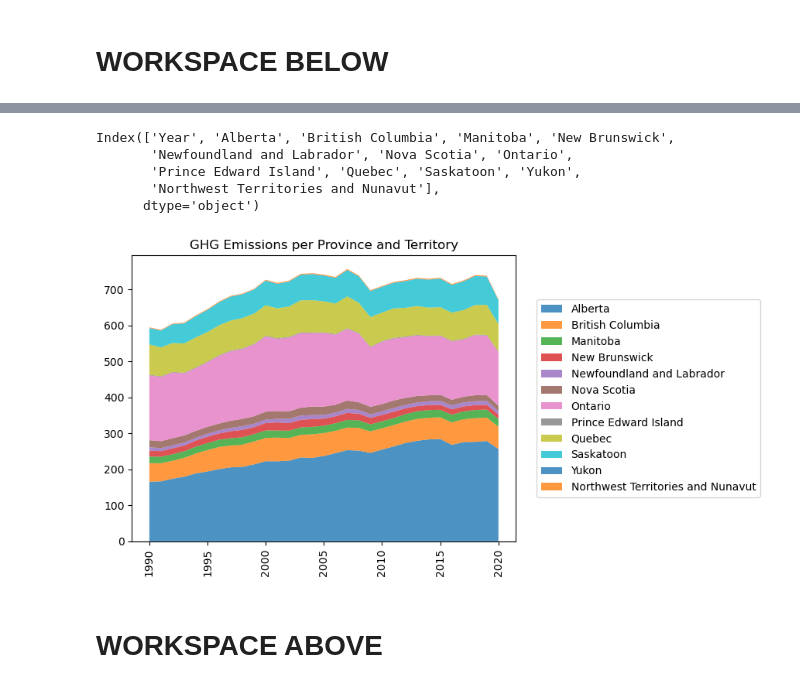
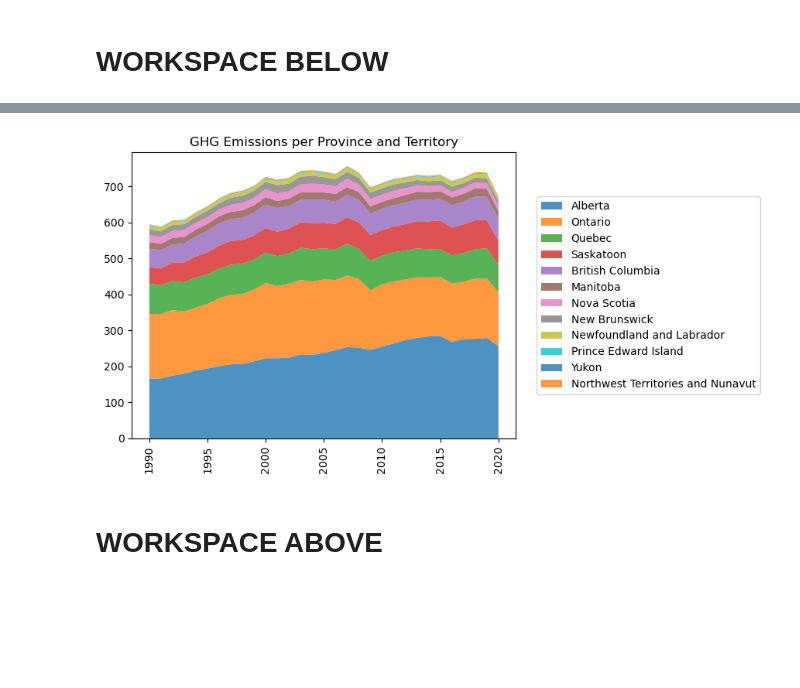
Before and after one commit to fabiomarcullo/Project_1_Climate_Action_Goals, a Jupyter notebook: Project_Sustainability_Data.ipynb, the cells around one changed output, grey strips where cells are left out. Cells and saved outputs as stored; diff of their text form; code cells hidden in the pictures; blank space fills up the shorter version.

```diff
--- a/Project_Sustainability_Data.ipynb
+++ b/Project_Sustainability_Data.ipynb
@@ -420,30 +420,45 @@ qc_ghg1 = qc_ghg.drop(columns = ['Region'])
 ssk_ghg1 = ssk_ghg.drop(columns = ['Region'])
 yuk_ghg1 = yuk_ghg.drop(columns = ['Region'])
 
 ab_ghg_fin = ab_ghg1.rename(columns = {'CO2eq' : 'Alberta'}).reset_index(drop=True)
 bc_ghg_fin = bc_ghg1.rename(columns = {'CO2eq' : 'British Columbia'}).reset_index(drop=True)
 mn_ghg_fin = mn_ghg1.rename(columns = {'CO2eq' : 'Manitoba'}).reset_index(drop=True)
 nb_ghg_fin = nb_ghg1.rename(columns = {'CO2eq' : 'New Brunswick'}).reset_index(drop=True)
 nfl_ghg_fin = nfl_ghg1.rename(columns = {'CO2eq' : 'Newfoundland and Labrador'}).reset_index(drop=True)
 ns_ghg_fin = ns_ghg1.rename(columns = {'CO2eq' : 'Nova Scotia'}).reset_index(drop=True)
 on_ghg_fin = on_ghg1.rename(columns = {'CO2eq' : 'Ontario'}).reset_index(drop=True)
 pei_ghg_fin = pei_ghg1.rename(columns = {'CO2eq' : 'Prince Edward Island'}).reset_index(drop=True)
 qc_ghg_fin = qc_ghg1.rename(columns = {'CO2eq' : 'Quebec'}).reset_index(drop=True)
 ssk_ghg_fin = ssk_ghg1.rename(columns = {'CO2eq' : 'Saskatoon'}).reset_index(drop=True)
 yuk_ghg_fin = yuk_ghg1.rename(columns = {'CO2eq' : 'Yukon'}).reset_index(drop=True)
 nwt_nvt_ghg_fin = nwtnvt_df.rename(columns = {'CO2eq' : "Northwest Territories and Nunavut"})
 
 #merging dataset
 prvterghg1 = ab_ghg_fin.merge(bc_ghg_fin, on = 'Year', how = 'left')
 prvterghg2 = prvterghg1.merge(mn_ghg_fin, on = 'Year', how = 'left')
 prvterghg3 = prvterghg2.merge(nb_ghg_fin, on = 'Year', how = 'left')
 prvterghg4 = prvterghg3.merge(nfl_ghg_fin, on = 'Year', how = 'left')
 prvterghg5 = prvterghg4.merge(ns_ghg_fin, on = 'Year', how = 'left')
 prvterghg6 = prvterghg5.merge(on_ghg_fin, on = 'Year', how = 'left')
 prvterghg7 = prvterghg6.merge(pei_ghg_fin, on = 'Year', how = 'left')
 prvterghg8 = prvterghg7.merge(qc_ghg_fin, on = 'Year', how = 'left')
 prvterghg9 = prvterghg8.merge(ssk_ghg_fin, on = 'Year', how = 'left')
 prvterghg10 = prvterghg9.merge(yuk_ghg_fin, on = 'Year', how = 'left')
 prv_ter_ghg = prvterghg10.merge(nwt_nvt_ghg_fin, on = 'Year', how = 'left')
 
 #plotting
+prv_ter_ghg_df = prv_ter_ghg[['Alberta', 'Ontario', 'Quebec', 'Saskatoon', 'British Columbia', 'Manitoba', 'Nova Scotia',
+                            'New Brunswick', 'Newfoundland and Labrador', 'Prince Edward Island', 'Yukon',
+                           'Northwest Territories and Nunavut']].astype(float)
+prv_ter_ghg_dict = prv_ter_ghg_df.to_dict('list')
+
+prv_ter_ghg_years = prv_ter_ghg['Year']
+
+fig, ax = plt.subplots()
+ax.stackplot(prv_ter_ghg_years, prv_ter_ghg_dict.values(), labels = prv_ter_ghg_dict.keys(), alpha = 0.8)
+ax.legend(bbox_to_anchor = (1.04, 0.5), loc = "center left")
+plt.xticks(rotation = 90)
+plt.title('GHG Emissions per Province and Territory')
+plt.show()
+# %% [output]
+[figure, added]
@@ -452,28 +465,3 @@ prv_ter_ghg = prvterghg10.merge(nwt_nvt_ghg_fin, on = 'Year', how = 'left')
-# %%
-prv_ter_ghg.columns
-# %% [output]
-Index(['Year', 'Alberta', 'British Columbia', 'Manitoba', 'New Brunswick',
-       'Newfoundland and Labrador', 'Nova Scotia', 'Ontario',
-       'Prince Edward Island', 'Quebec', 'Saskatoon', 'Yukon',
-       'Northwest Territories and Nunavut'],
-      dtype='object')
-# %%
-prv_ter_ghg_df = prv_ter_ghg[['Alberta', 'British Columbia', 'Manitoba', 'New Brunswick',
-       'Newfoundland and Labrador', 'Nova Scotia', 'Ontario',
-       'Prince Edward Island', 'Quebec', 'Saskatoon', 'Yukon',
-       'Northwest Territories and Nunavut']].astype(float)
-prv_ter_ghg_dict = prv_ter_ghg_df.to_dict('list')
-
-prv_ter_ghg_years = prv_ter_ghg['Year']
-
-fig, ax = plt.subplots()
-ax.stackplot(prv_ter_ghg_years, prv_ter_ghg_dict.values(), labels = prv_ter_ghg_dict.keys(), alpha = 0.8)
-ax.legend(bbox_to_anchor = (1.04, 0.5), loc = "center left")
-plt.xticks(rotation = 90)
-plt.title('GHG Emissions per Province and Territory')
-plt.show()
-# %% [output]
-[figure, removed]
 # %% [markdown]
 # WORKSPACE ABOVE
 # %%
```
Also changed, not shown: parts of 3 cells of this notebook.
